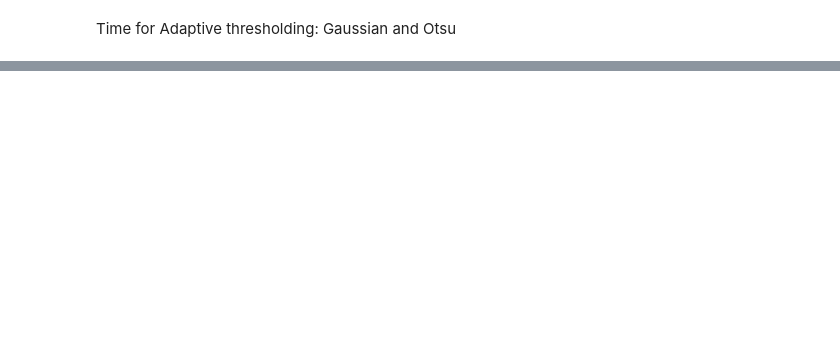
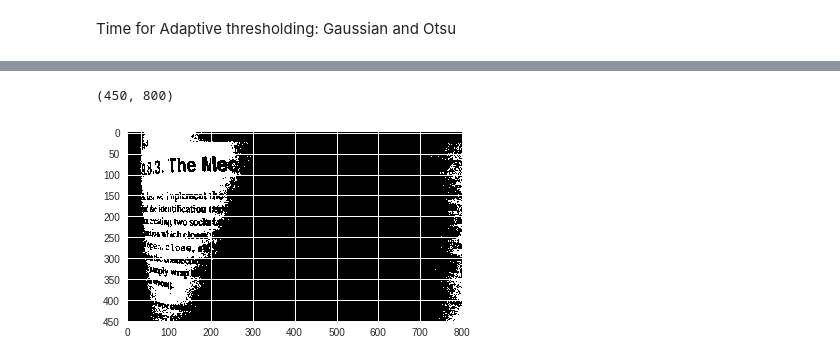
Before and after one commit to saranshkarira/Computer-Vision-Playground, a Jupyter notebook: cv2_playground.ipynb, the cells around one changed output, grey strips where cells are left out. Drawn from its saved outputs; the diff is of its cells as text; code cells hidden in the pictures; blank space fills up the shorter version.

```diff
--- a/cv2_playground.ipynb
+++ b/cv2_playground.ipynb
@@ -304,0 +309,8 @@ datalab
+# %%
+print(graybefore.shape)
+retVal, otsu = cv2.threshold(graybefore, 0, 255, cv2.THRESH_OTSU)
+imshow(otsu)
+show()
+# %% [output]
+(450, 800)
+[figure, added]
```
Also changed, not shown: parts of 7 cells of this notebook.
